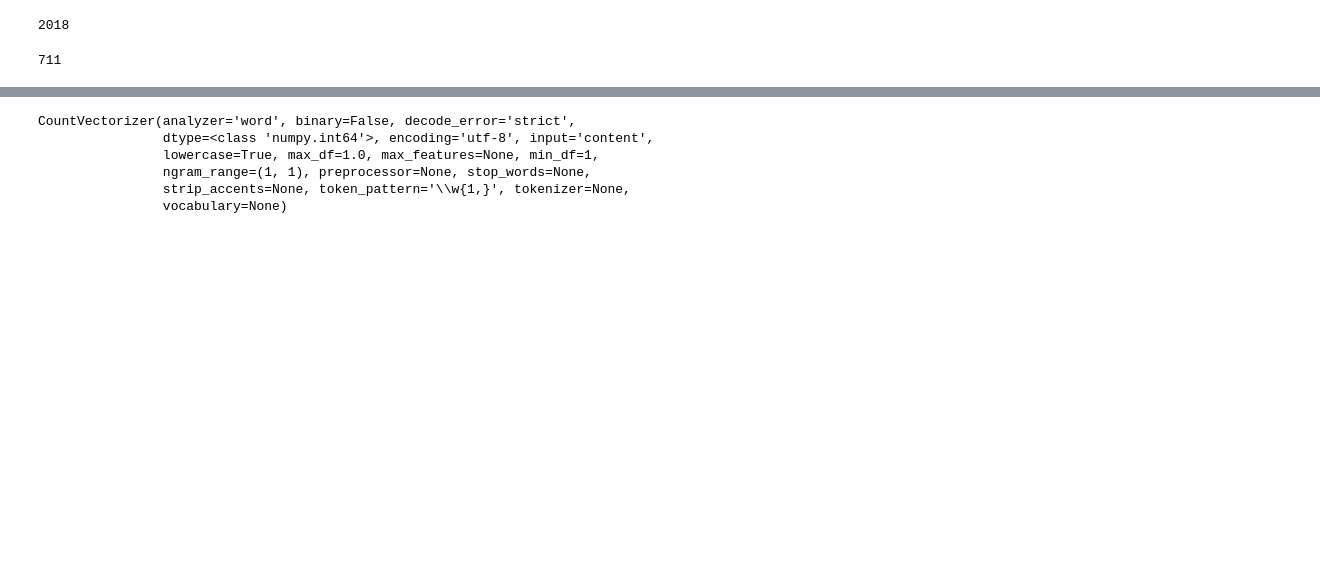
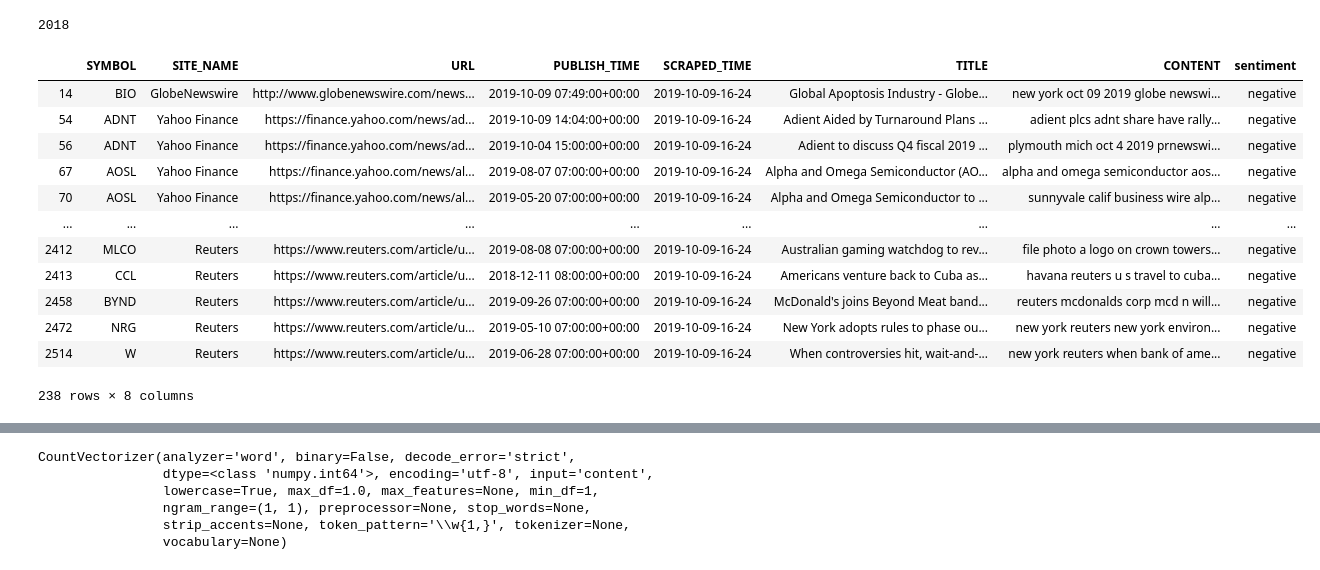
Before and after one commit to hAlbertK/Credit_Suisse_sentiment_analysis, a Jupyter notebook: NEW_text_classification.ipynb, the cells around one changed output, grey strips where cells are left out. Saved outputs shown, nothing was run; the diff lists cells and outputs as text; code cells hidden in the pictures; blank space fills up the shorter version.

```diff
--- a/NEW_text_classification.ipynb
+++ b/NEW_text_classification.ipynb
@@ -20,8 +20,20 @@ active_ticker_news = news_scraping_results[~news_scraping_results['SYMBOL'].isin
 active_ticker_news.index.values
 # %% [output]
 2018
-# %%
-len(X)
-# %% [output]
-711
+# %%
+active_ticker_news[active_ticker_news['sentiment']=='negative']
+# %% [output]
+|  | SYMBOL | SITE_NAME | URL | PUBLISH_TIME | SCRAPED_TIME | TITLE | CONTENT | sentiment |
+| 14 | BIO | GlobeNewswire | http://www.globenewswire.com/news... | 2019-10-09 07:49:00+00:00 | 2019-10-09-16-24 | Global Apoptosis Industry - Globe... | new york oct 09 2019 globe newswi... | negative |
+| 54 | ADNT | Yahoo Finance | https://finance.yahoo.com/news/ad... | 2019-10-09 14:04:00+00:00 | 2019-10-09-16-24 | Adient Aided by Turnaround Plans ... | adient plcs adnt share have rally... | negative |
+| 56 | ADNT | Yahoo Finance | https://finance.yahoo.com/news/ad... | 2019-10-04 15:00:00+00:00 | 2019-10-09-16-24 | Adient to discuss Q4 fiscal 2019 ... | plymouth mich oct 4 2019 prnewswi... | negative |
+| 67 | AOSL | Yahoo Finance | https://finance.yahoo.com/news/al... | 2019-08-07 07:00:00+00:00 | 2019-10-09-16-24 | Alpha and Omega Semiconductor (AO... | alpha and omega semiconductor aos... | negative |
+| 70 | AOSL | Yahoo Finance | https://finance.yahoo.com/news/al... | 2019-05-20 07:00:00+00:00 | 2019-10-09-16-24 | Alpha and Omega Semiconductor to ... | sunnyvale calif business wire alp... | negative |
+| ... | ... | ... | ... | ... | ... | ... | ... | ... |
+| 2412 | MLCO | Reuters | https://www.reuters.com/article/u... | 2019-08-08 07:00:00+00:00 | 2019-10-09-16-24 | Australian gaming watchdog to rev... | file photo a logo on crown towers... | negative |
+| 2413 | CCL | Reuters | https://www.reuters.com/article/u... | 2018-12-11 08:00:00+00:00 | 2019-10-09-16-24 | Americans venture back to Cuba as... | havana reuters u s travel to cuba... | negative |
+| 2458 | BYND | Reuters | https://www.reuters.com/article/u... | 2019-09-26 07:00:00+00:00 | 2019-10-09-16-24 | McDonald's joins Beyond Meat band... | reuters mcdonalds corp mcd n will... | negative |
+| 2472 | NRG | Reuters | https://www.reuters.com/article/u... | 2019-05-10 07:00:00+00:00 | 2019-10-09-16-24 | New York adopts rules to phase ou... | new york reuters new york environ... | negative |
+| 2514 | W | Reuters | https://www.reuters.com/article/u... | 2019-06-28 07:00:00+00:00 | 2019-10-09-16-24 | When controversies hit, wait-and-... | new york reuters when bank of ame... | negative |
+238 rows × 8 columns
 # %%
```
Also changed, not shown: parts of 35 cells of this notebook.
